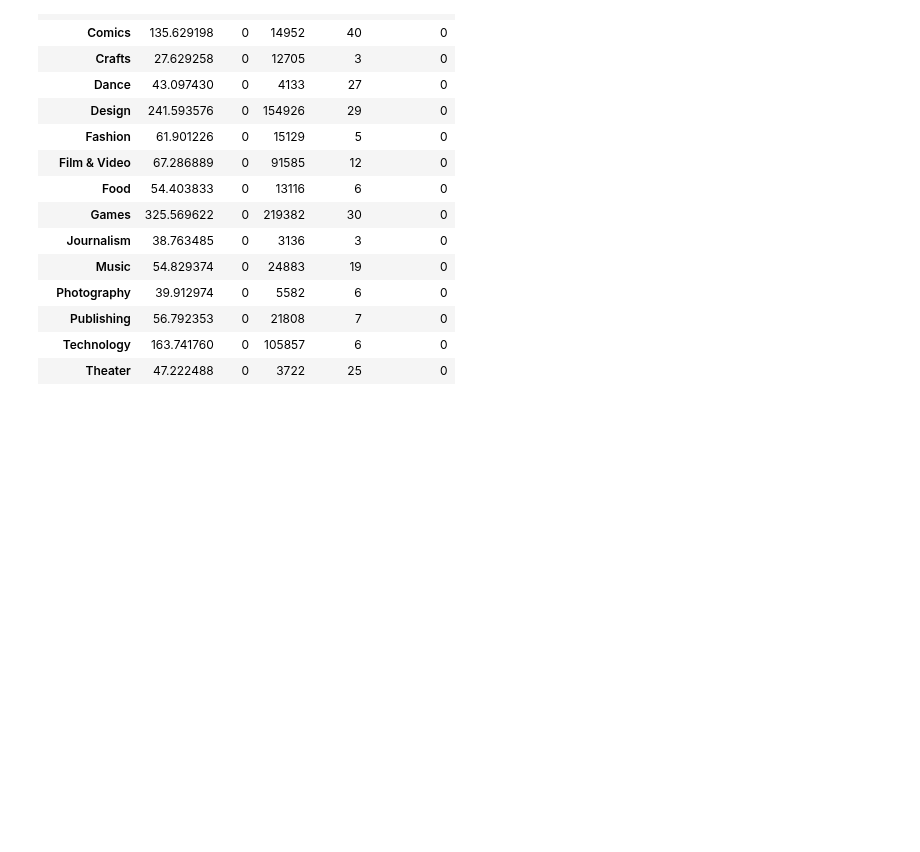
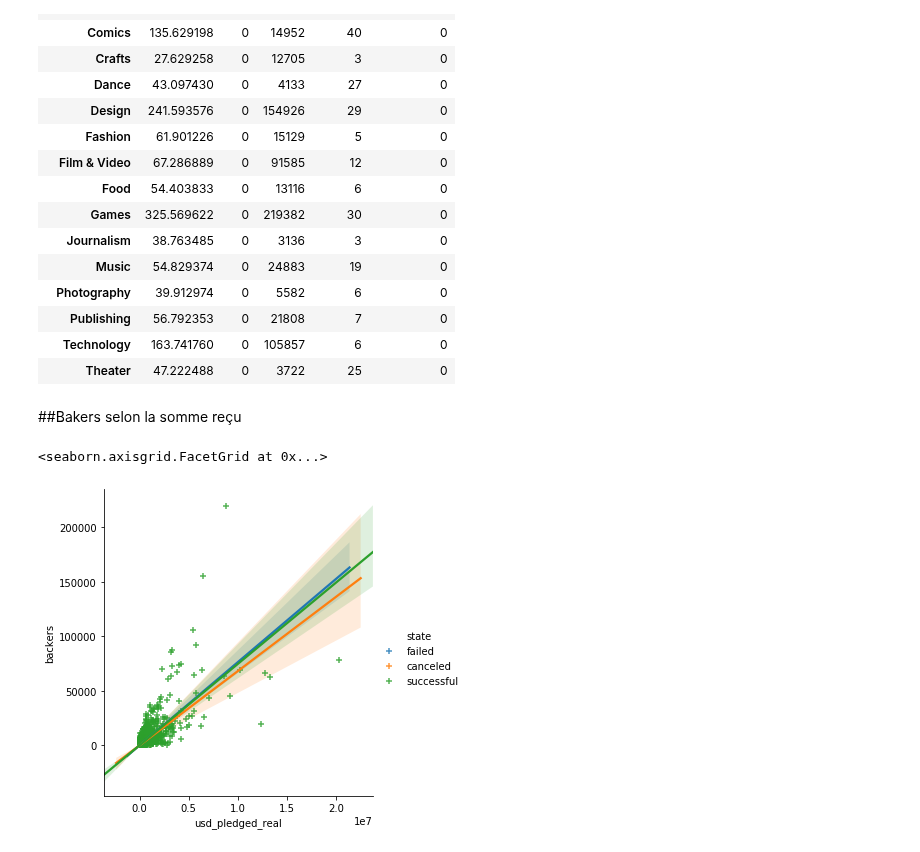
Before and after one commit to tbacha/DMML2019_Team_Apple, a Jupyter notebook: code/Kickstarter_notebook_Team_Apple.ipynb, the cells around one changed output. Drawn from its saved outputs; the diff is of its cells as text; code cells hidden in the pictures; blank space fills up the shorter version.

```diff
--- a/code/Kickstarter_notebook_Team_Apple.ipynb
+++ b/code/Kickstarter_notebook_Team_Apple.ipynb
@@ -152,3 +152,12 @@ df1_type_complet
 | Publishing | 56.792353 | 0 | 21808 | 7 | 0 |
 | Technology | 163.741760 | 0 | 105857 | 6 | 0 |
 | Theater | 47.222488 | 0 | 3722 | 25 | 0 |
+# %% [markdown]
+##Bakers selon la somme reçu
+# %%
+import seaborn as sns
+
+sns.lmplot("usd_pledged_real", "backers", data=df1, hue='state', markers='+')
+# %% [output]
+<seaborn.axisgrid.FacetGrid at 0x...>
+[figure, added]
```
Also changed, not shown: parts of 3 cells of this notebook.
